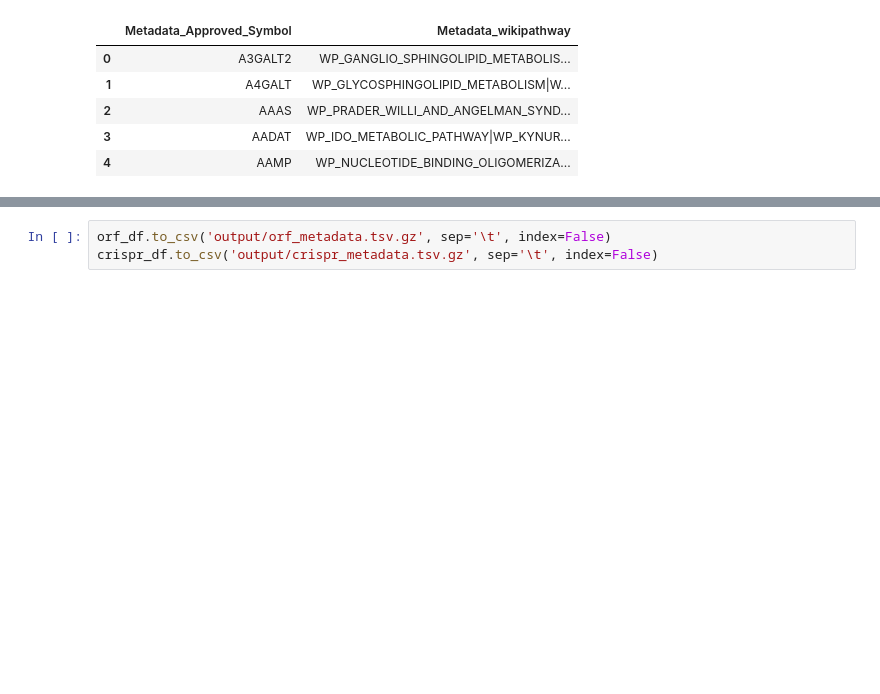
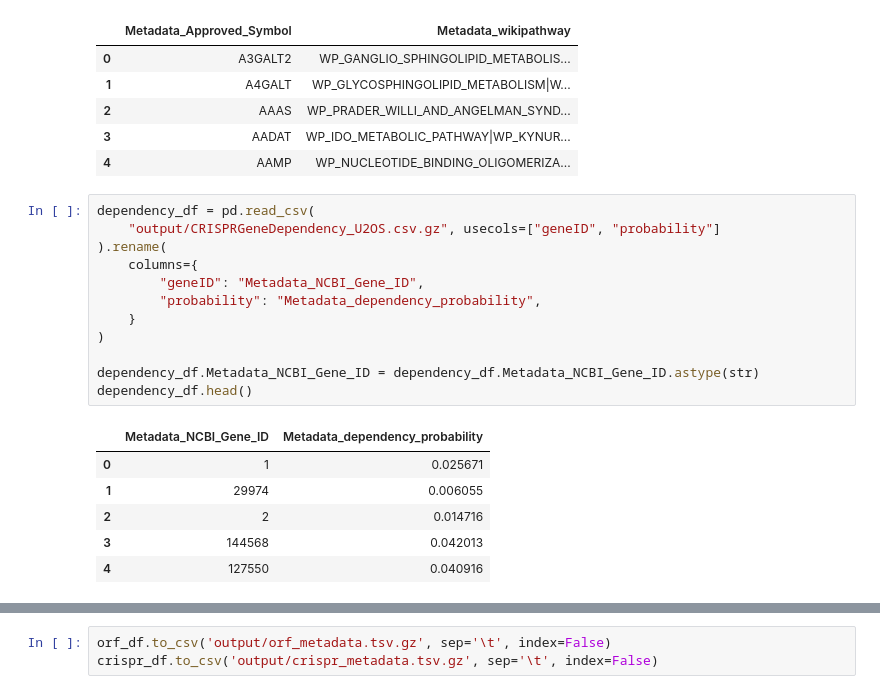
Before and after one commit to jump-cellpainting/2024_Chandrasekaran_Morphmap, a Jupyter notebook: 00.download-and-process-annotations/x.create-primary-annotation-file.ipynb, the cells around one changed output, grey strips where cells are left out. Saved outputs shown, nothing was run; the diff lists cells and outputs as text; blank space fills up the shorter version.

```diff
--- a/00.download-and-process-annotations/x.create-primary-annotation-file.ipynb
+++ b/00.download-and-process-annotations/x.create-primary-annotation-file.ipynb
@@ -156,3 +159,22 @@ wp_df.head()
 | 2 | AAAS | WP_PRADER_WILLI_AND_ANGELMAN_SYND... |
 | 3 | AADAT | WP_IDO_METABOLIC_PATHWAY|WP_KYNUR... |
 | 4 | AAMP | WP_NUCLEOTIDE_BINDING_OLIGOMERIZA... |
+# %%
+dependency_df = pd.read_csv(
+    "output/CRISPRGeneDependency_U2OS.csv.gz", usecols=["geneID", "probability"]
+).rename(
+    columns={
+        "geneID": "Metadata_NCBI_Gene_ID",
+        "probability": "Metadata_dependency_probability",
+    }
+)
+
+dependency_df.Metadata_NCBI_Gene_ID = dependency_df.Metadata_NCBI_Gene_ID.astype(str)
+dependency_df.head()
+# %% [output]
+|  | Metadata_NCBI_Gene_ID | Metadata_dependency_probability |
+| 0 | 1 | 0.025671 |
+| 1 | 29974 | 0.006055 |
+| 2 | 2 | 0.014716 |
+| 3 | 144568 | 0.042013 |
+| 4 | 127550 | 0.040916 |
```
Also changed, not shown: parts of 5 cells of this notebook, 7 other files.
